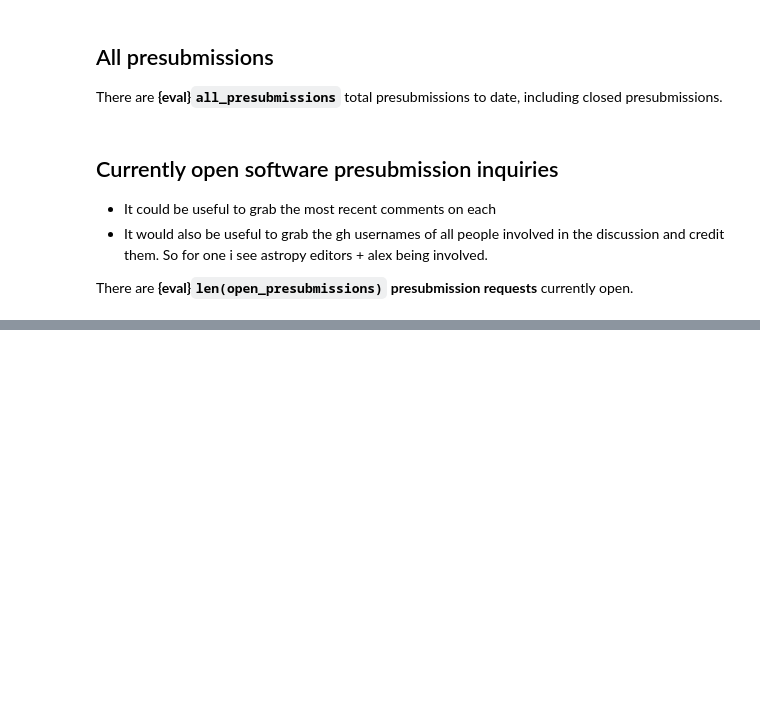
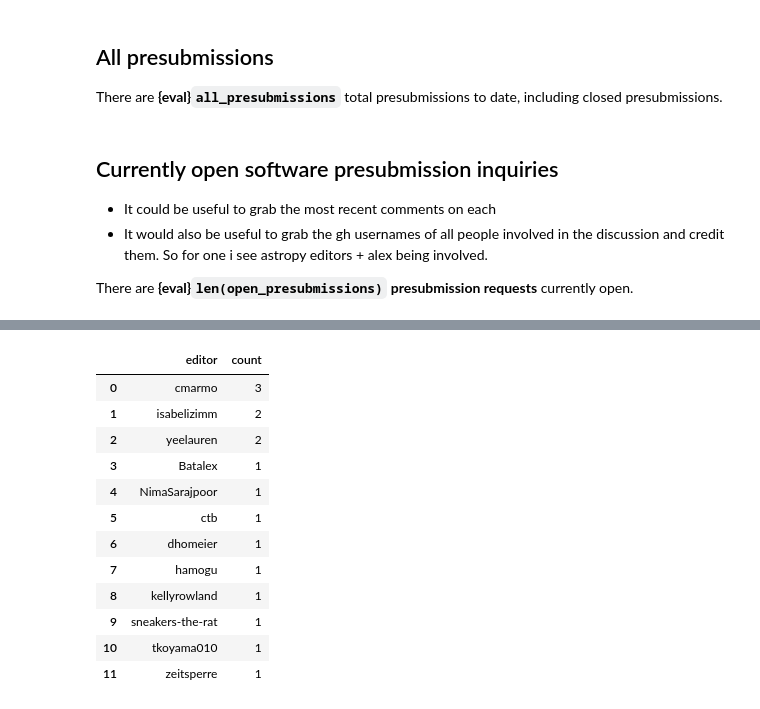
Before and after one commit to pyOpenSci/peer-review-metrics, a Jupyter notebook: metrics/peer-review/current-reviews-data.ipynb, the cells around one changed output, grey strips where cells are left out. Cells and saved outputs as stored; diff of their text form; code cells hidden in the pictures; blank space fills up the shorter version.

```diff
--- a/metrics/peer-review/current-reviews-data.ipynb
+++ b/metrics/peer-review/current-reviews-data.ipynb
@@ -10,5 +10,7 @@ This is a workflow that colates all GitHub issues associated with our reviews.
 # %%
 # https://github.com/ryantam626/jupyterlab_code_formatter
+# TODO: calculate days open in the script that grabs the data!!
+import os
 import warnings
 from datetime import datetime, timezone
 
@@ -22,3 +24,6 @@ from pyosmetrics.functions import count_edits_by_quarter
 
 # Suppress all warnings
 warnings.filterwarnings("ignore")
+# Make tables nicer
+pd.set_option("display.max_colwidth", None)
+today = datetime.now(timezone.utc)
@@ -194,0 +214,18 @@ num_available_editors = len(editor_activity_df) - num_busy_editors
+# %%
+# Create table of editors who are currently assigned to an open submission
+busy_editors = open_reviews.loc[open_reviews.editor != "TBD", ["editor"]].value_counts().reset_index()
+busy_editors
+# %% [output]
+|  | editor | count |
+| 0 | cmarmo | 3 |
+| 1 | isabelizimm | 2 |
+| 2 | yeelauren | 2 |
+| 3 | Batalex | 1 |
+| 4 | NimaSarajpoor | 1 |
+| 5 | ctb | 1 |
+| 6 | dhomeier | 1 |
+| 7 | hamogu | 1 |
+| 8 | kellyrowland | 1 |
+| 9 | sneakers-the-rat | 1 |
+| 10 | tkoyama010 | 1 |
+| 11 | zeitsperre | 1 |
```
Also changed, not shown: parts of 35 cells of this notebook, 4 other files.
